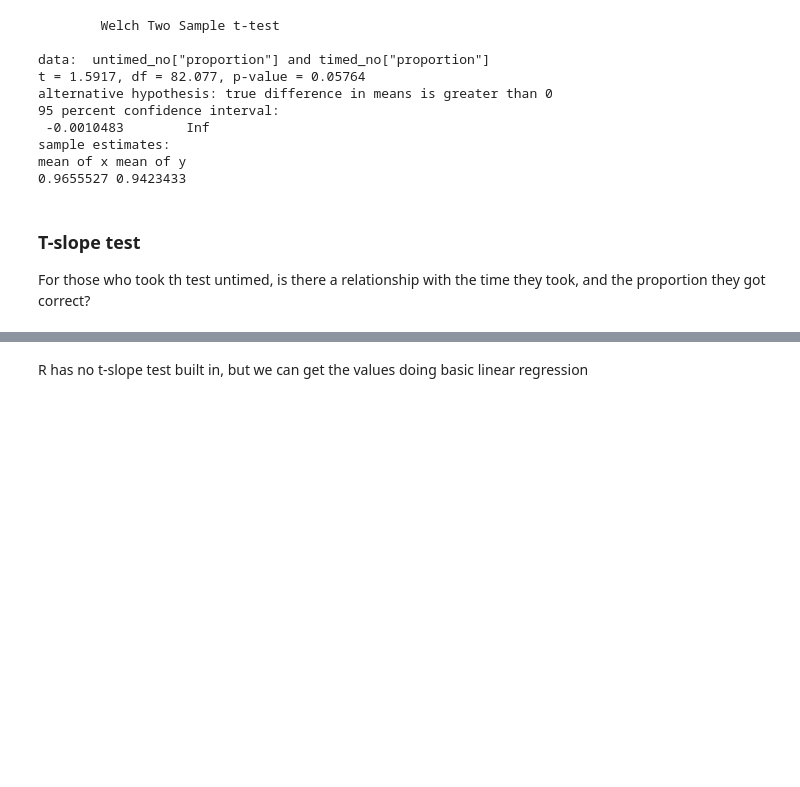
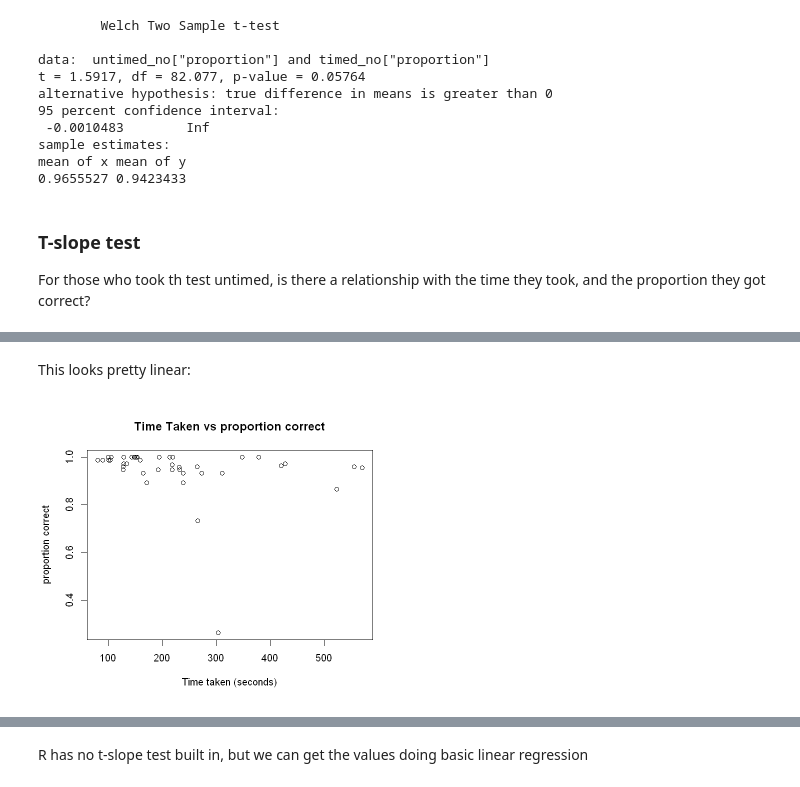
Before and after one commit to SentientPlatypus/time-limit-sim, a Jupyter notebook: notebook.ipynb, the cells around one changed output, grey strips where cells are left out. Drawn from its saved outputs; the diff is of its cells as text; code cells hidden in the pictures; blank space fills up the shorter version.

```diff
--- a/notebook.ipynb
+++ b/notebook.ipynb
@@ -110,0 +117,6 @@ For those who took th test untimed, is there a relationship with the time they t
+# %% [markdown]
+This looks pretty linear:
+# %%
+plot(untimed$et, untimed$proportion, main = "Time Taken vs proportion correct", xlab = "Time taken (seconds)", ylab = "proportion correct")
+# %% [output]
+[figure, added]
```
Also changed, not shown: parts of 17 cells of this notebook.
